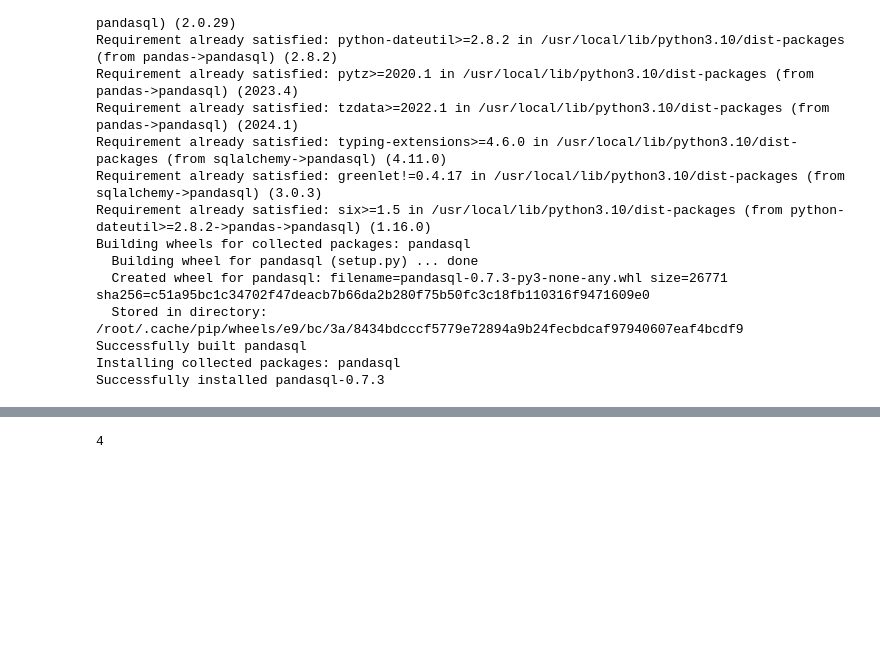
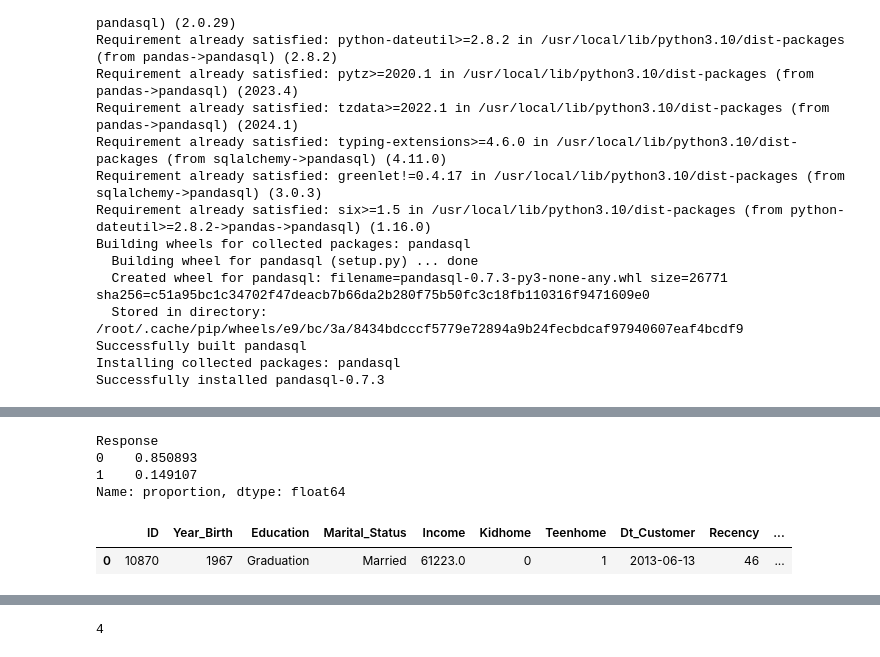
Before and after one commit to alexandergribenchenko/test, a Jupyter notebook: NB_Test.ipynb, the cells around one changed output, grey strips where cells are left out. Saved outputs shown, nothing was run; the diff lists cells and outputs as text; code cells hidden in the pictures; blank space fills up the shorter version.

```diff
--- a/NB_Test.ipynb
+++ b/NB_Test.ipynb
@@ -31,0 +80,16 @@ import pandas as pd
+# %%
+df.Response.value_counts(normalize=True)
+# %% [output]
+Response
+0    0.850893
+1    0.149107
+Name: proportion, dtype: float64
+# %%
+sqldf("""
+SELECT *
+FROM df
+WHERE ID = 10870
+""")
+# %% [output]
+|  | ID | Year_Birth | Education | Marital_Status | Income | Kidhome | Teenhome | Dt_Customer | Recency | ... |
+| 0 | 10870 | 1967 | Graduation | Married | 61223.0 | 0 | 1 | 2013-06-13 | 46 | ... |
```
Also changed, not shown: parts of 14 cells of this notebook.
